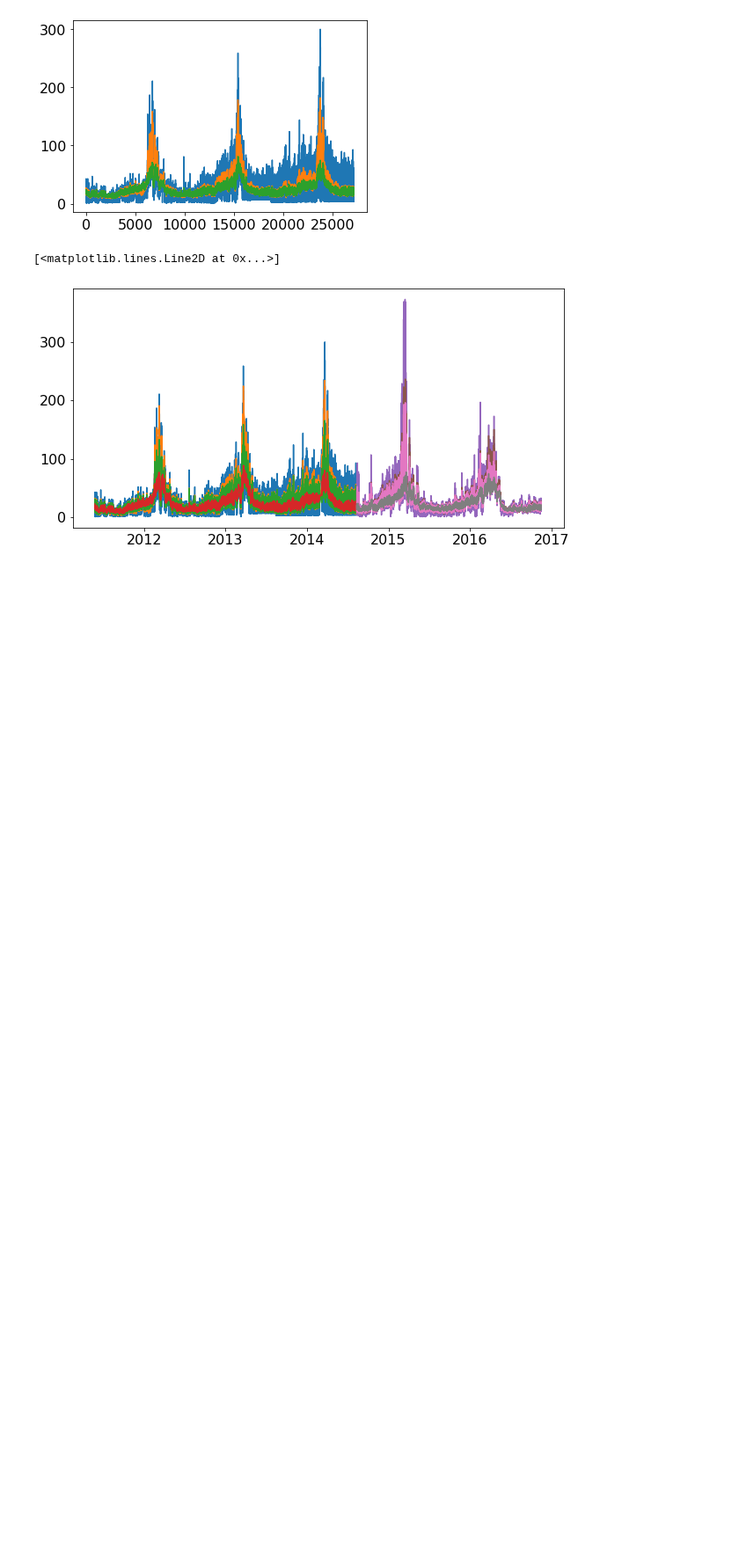
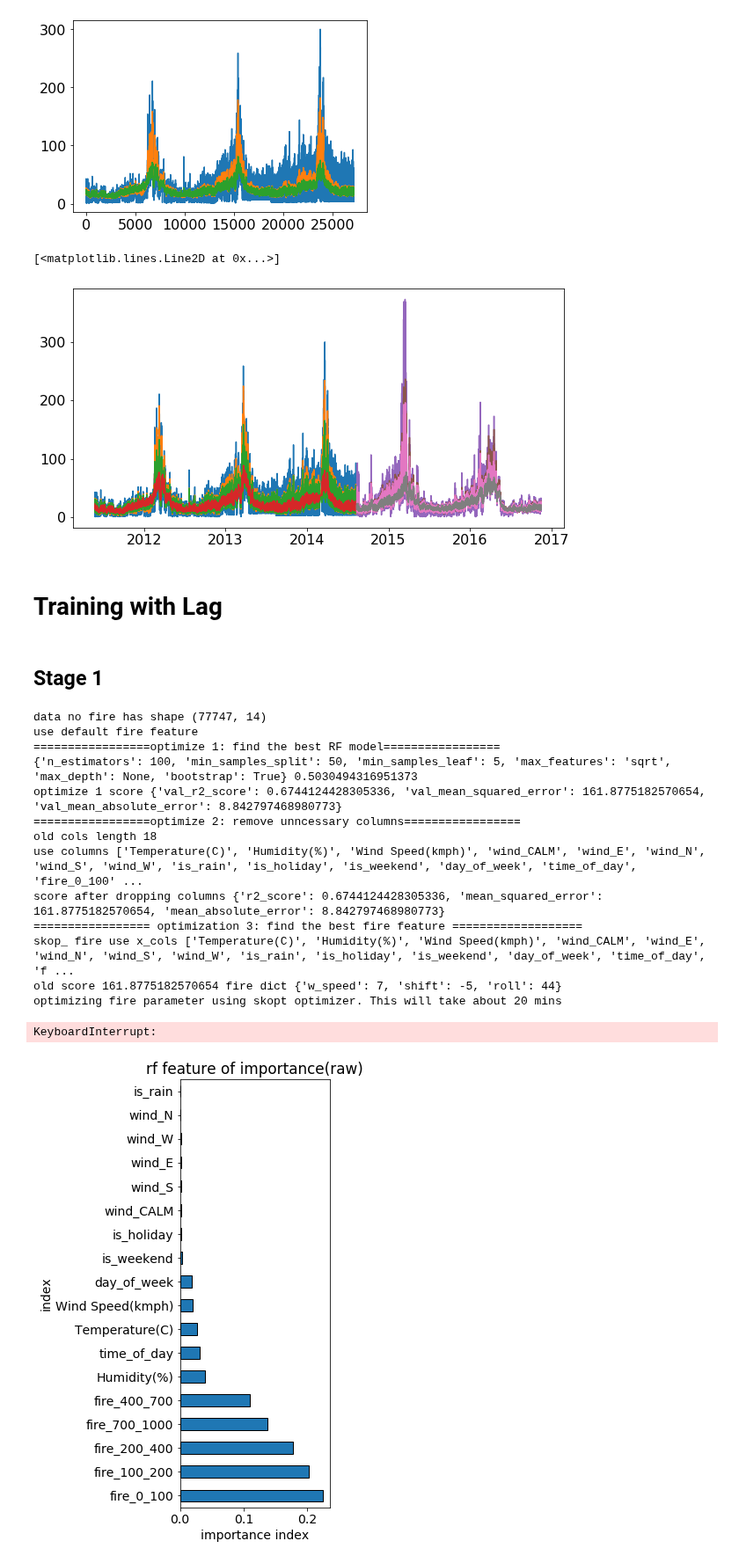
Before and after one commit to worasom/aqi_thailand2, a Jupyter notebook: notebooks/5.1-ML_model2.ipynb, the cells around one changed output. Shown at 88% size. Drawn from its saved outputs; the diff is of its cells as text; code cells hidden in the pictures; blank space fills up the shorter version.

```diff
--- a/notebooks/5.1-ML_model2.ipynb
+++ b/notebooks/5.1-ML_model2.ipynb
@@ -459,3 +346,26 @@ plt.plot(val_df.index, yval_iter_pred)
 # %% [output]
 [<matplotlib.lines.Line2D at 0x...>]
 [figure]
+# %% [markdown]
+# Training with Lag
+# %% [markdown]
+## Stage 1
+# %%
+%%time
+data, rf_model , poll_meta = train_city_s1(city='Chiang Mai', pollutant='PM2.5', build=False)
+# %% [output]
+data no fire has shape (77747, 14)
+use default fire feature
+=================optimize 1: find the best RF model=================
+{'n_estimators': 100, 'min_samples_split': 50, 'min_samples_leaf': 5, 'max_features': 'sqrt', 'max_depth': None, 'bootstrap': True} 0.5030494316951373
+optimize 1 score {'val_r2_score': 0.6744124428305336, 'val_mean_squared_error': 161.8775182570654, 'val_mean_absolute_error': 8.842797468980773}
+=================optimize 2: remove unncessary columns=================
+old cols length 18
+use columns ['Temperature(C)', 'Humidity(%)', 'Wind Speed(kmph)', 'wind_CALM', 'wind_E', 'wind_N', 'wind_S', 'wind_W', 'is_rain', 'is_holiday', 'is_weekend', 'day_of_week', 'time_of_day', 'fire_0_100' ...
+score after dropping columns {'r2_score': 0.6744124428305336, 'mean_squared_error': 161.8775182570654, 'mean_absolute_error': 8.842797468980773}
+================= optimization 3: find the best fire feature ===================
+skop_ fire use x_cols ['Temperature(C)', 'Humidity(%)', 'Wind Speed(kmph)', 'wind_CALM', 'wind_E', 'wind_N', 'wind_S', 'wind_W', 'is_rain', 'is_holiday', 'is_weekend', 'day_of_week', 'time_of_day', 'f ...
+old score 161.8775182570654 fire dict {'w_speed': 7, 'shift': -5, 'roll': 44}
+optimizing fire parameter using skopt optimizer. This will take about 20 mins
+KeyboardInterrupt:
+[figure, added]
```
Also changed, not shown: parts of 32 cells of this notebook, 14 other files.
